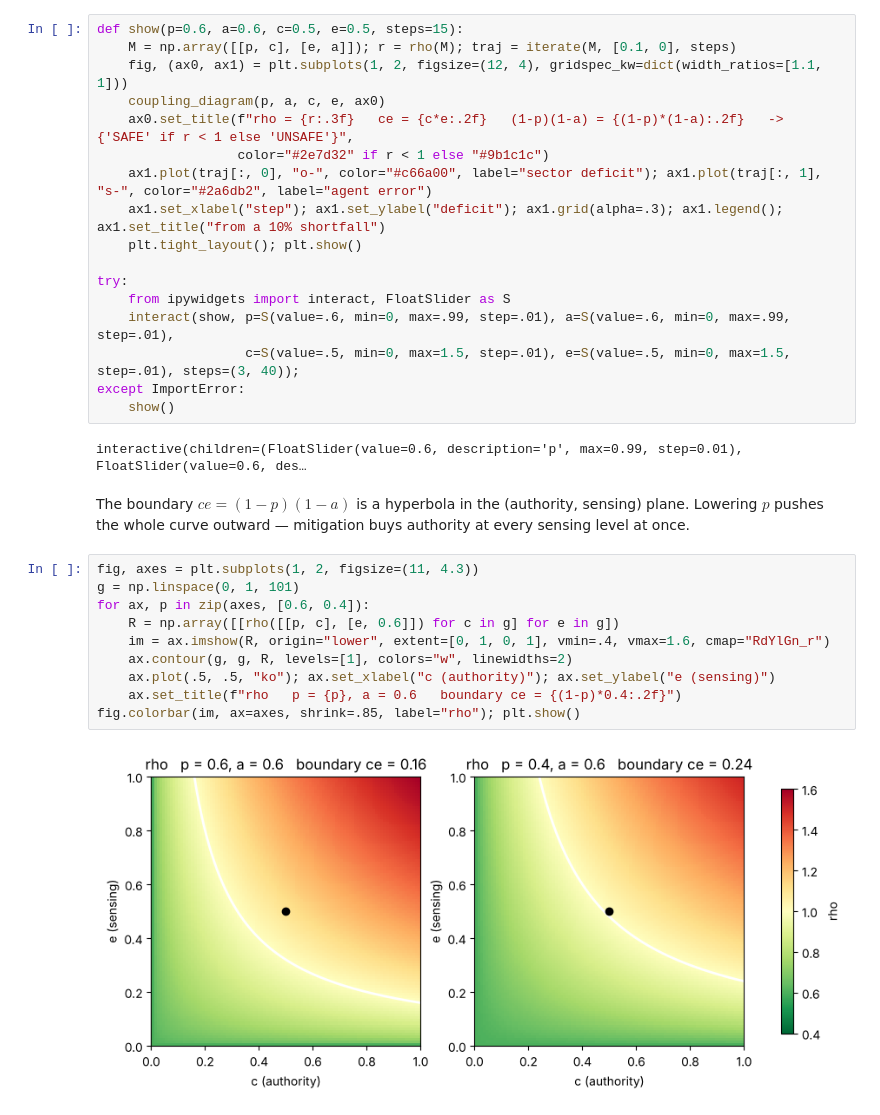
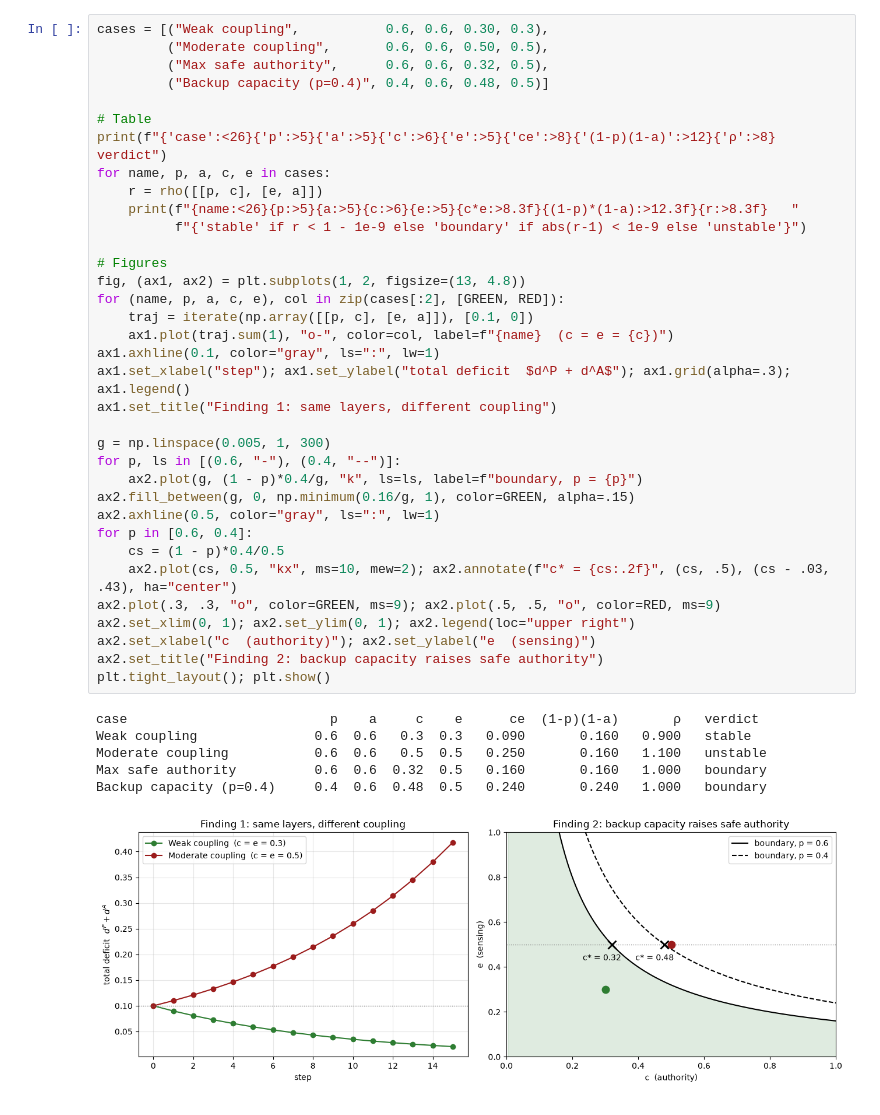
Before and after one commit to hammonr1/agentic-infra-stability, a Jupyter notebook: notebooks/coupled_city_notebook.ipynb, the cells around one changed output. Cells and saved outputs as stored; diff of their text form.

```diff
--- a/notebooks/coupled_city_notebook.ipynb
+++ b/notebooks/coupled_city_notebook.ipynb
@@ -90,34 +220,43 @@ Try: drop $c$ to 0.3 (stable). Instead drop $p$ to 0.4 — "buy backup capacity"
 # %%
-def show(p=0.6, a=0.6, c=0.5, e=0.5, steps=15):
-    M = np.array([[p, c], [e, a]]); r = rho(M); traj = iterate(M, [0.1, 0], steps)
-    fig, (ax0, ax1) = plt.subplots(1, 2, figsize=(12, 4), gridspec_kw=dict(width_ratios=[1.1, 1]))
-    coupling_diagram(p, a, c, e, ax0)
-    ax0.set_title(f"rho = {r:.3f}   ce = {c*e:.2f}   (1-p)(1-a) = {(1-p)*(1-a):.2f}   ->  {'SAFE' if r < 1 else 'UNSAFE'}",
-                  color="#2e7d32" if r < 1 else "#9b1c1c")
-    ax1.plot(traj[:, 0], "o-", color="#c66a00", label="sector deficit"); ax1.plot(traj[:, 1], "s-", color="#2a6db2", label="agent error")
-    ax1.set_xlabel("step"); ax1.set_ylabel("deficit"); ax1.grid(alpha=.3); ax1.legend(); ax1.set_title("from a 10% shortfall")
-    plt.tight_layout(); plt.show()
+cases = [("Weak coupling",           0.6, 0.6, 0.30, 0.3),
+         ("Moderate coupling",       0.6, 0.6, 0.50, 0.5),
+         ("Max safe authority",      0.6, 0.6, 0.32, 0.5),
+         ("Backup capacity (p=0.4)", 0.4, 0.6, 0.48, 0.5)]
 
-try:
-    from ipywidgets import interact, FloatSlider as S
-    interact(show, p=S(value=.6, min=0, max=.99, step=.01), a=S(value=.6, min=0, max=.99, step=.01),
-                   c=S(value=.5, min=0, max=1.5, step=.01), e=S(value=.5, min=0, max=1.5, step=.01), steps=(3, 40));
-except ImportError:
-    show()
+# Table
+print(f"{'case':<26}{'p':>5}{'a':>5}{'c':>6}{'e':>5}{'ce':>8}{'(1-p)(1-a)':>12}{'ρ':>8}   verdict")
+for name, p, a, c, e in cases:
+    r = rho([[p, c], [e, a]])
+    print(f"{name:<26}{p:>5}{a:>5}{c:>6}{e:>5}{c*e:>8.3f}{(1-p)*(1-a):>12.3f}{r:>8.3f}   "
+          f"{'stable' if r < 1 - 1e-9 else 'boundary' if abs(r-1) < 1e-9 else 'unstable'}")
+
+# Figures
+fig, (ax1, ax2) = plt.subplots(1, 2, figsize=(13, 4.8))
+for (name, p, a, c, e), col in zip(cases[:2], [GREEN, RED]):
+    traj = iterate(np.array([[p, c], [e, a]]), [0.1, 0])
+    ax1.plot(traj.sum(1), "o-", color=col, label=f"{name}  (c = e = {c})")
+ax1.axhline(0.1, color="gray", ls=":", lw=1)
+ax1.set_xlabel("step"); ax1.set_ylabel("total deficit  $d^P + d^A$"); ax1.grid(alpha=.3); ax1.legend()
+ax1.set_title("Finding 1: same layers, different coupling")
+
+g = np.linspace(0.005, 1, 300)
+for p, ls in [(0.6, "-"), (0.4, "--")]:
+    ax2.plot(g, (1 - p)*0.4/g, "k", ls=ls, label=f"boundary, p = {p}")
+ax2.fill_between(g, 0, np.minimum(0.16/g, 1), color=GREEN, alpha=.15)
+ax2.axhline(0.5, color="gray", ls=":", lw=1)
+for p in [0.6, 0.4]:
+    cs = (1 - p)*0.4/0.5
+    ax2.plot(cs, 0.5, "kx", ms=10, mew=2); ax2.annotate(f"c* = {cs:.2f}", (cs, .5), (cs - .03, .43), ha="center")
+ax2.plot(.3, .3, "o", color=GREEN, ms=9); ax2.plot(.5, .5, "o", color=RED, ms=9)
+ax2.set_xlim(0, 1); ax2.set_ylim(0, 1); ax2.legend(loc="upper right")
+ax2.set_xlabel("c  (authority)"); ax2.set_ylabel("e  (sensing)")
+ax2.set_title("Finding 2: backup capacity raises safe authority")
+plt.tight_layout(); plt.show()
 # %% [output]
-interactive(children=(FloatSlider(value=0.6, description='p', max=0.99, step=0.01), FloatSlider(value=0.6, des…
+case                          p    a     c    e      ce  (1-p)(1-a)       ρ   verdict
+Weak coupling               0.6  0.6   0.3  0.3   0.090       0.160   0.900   stable
+Moderate coupling           0.6  0.6   0.5  0.5   0.250       0.160   1.100   unstable
+Max safe authority          0.6  0.6  0.32  0.5   0.160       0.160   1.000   boundary
+Backup capacity (p=0.4)     0.4  0.6  0.48  0.5   0.240       0.240   1.000   boundary
+[figure, added]
-# %% [markdown]
-The boundary $ce = (1-p)(1-a)$ is a hyperbola in the (authority, sensing) plane. Lowering $p$ pushes the whole curve outward — mitigation buys authority at every sensing level at once.
-# %%
-fig, axes = plt.subplots(1, 2, figsize=(11, 4.3))
-g = np.linspace(0, 1, 101)
-for ax, p in zip(axes, [0.6, 0.4]):
-    R = np.array([[rho([[p, c], [e, 0.6]]) for c in g] for e in g])
-    im = ax.imshow(R, origin="lower", extent=[0, 1, 0, 1], vmin=.4, vmax=1.6, cmap="RdYlGn_r")
-    ax.contour(g, g, R, levels=[1], colors="w", linewidths=2)
-    ax.plot(.5, .5, "ko"); ax.set_xlabel("c (authority)"); ax.set_ylabel("e (sensing)")
-    ax.set_title(f"rho   p = {p}, a = 0.6   boundary ce = {(1-p)*0.4:.2f}")
-fig.colorbar(im, ax=axes, shrink=.85, label="rho"); plt.show()
-# %% [output]
-[figure, removed]
 # %% [markdown]
```
Also changed, not shown: parts of 17 cells of this notebook, 2 other files.
